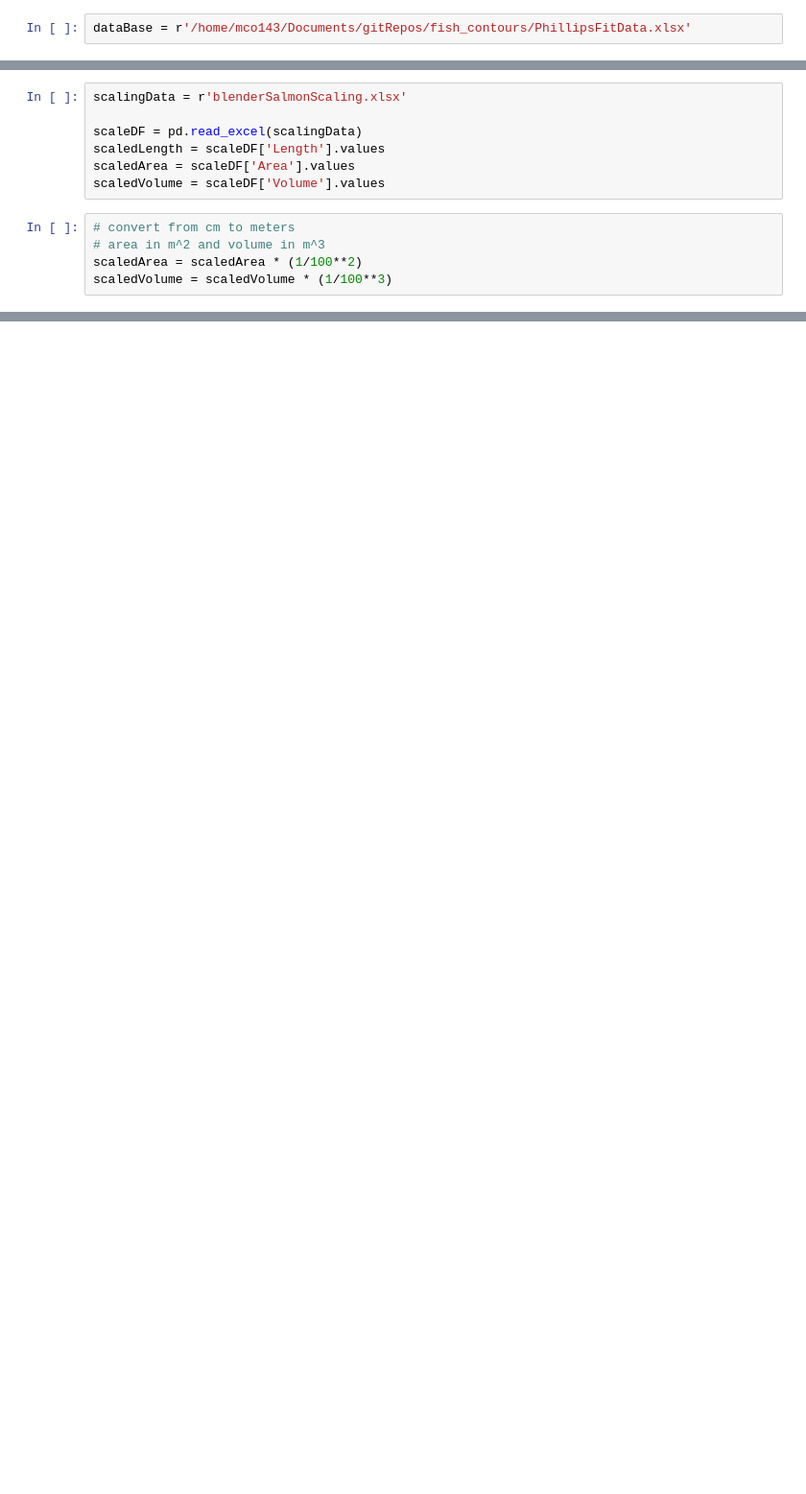
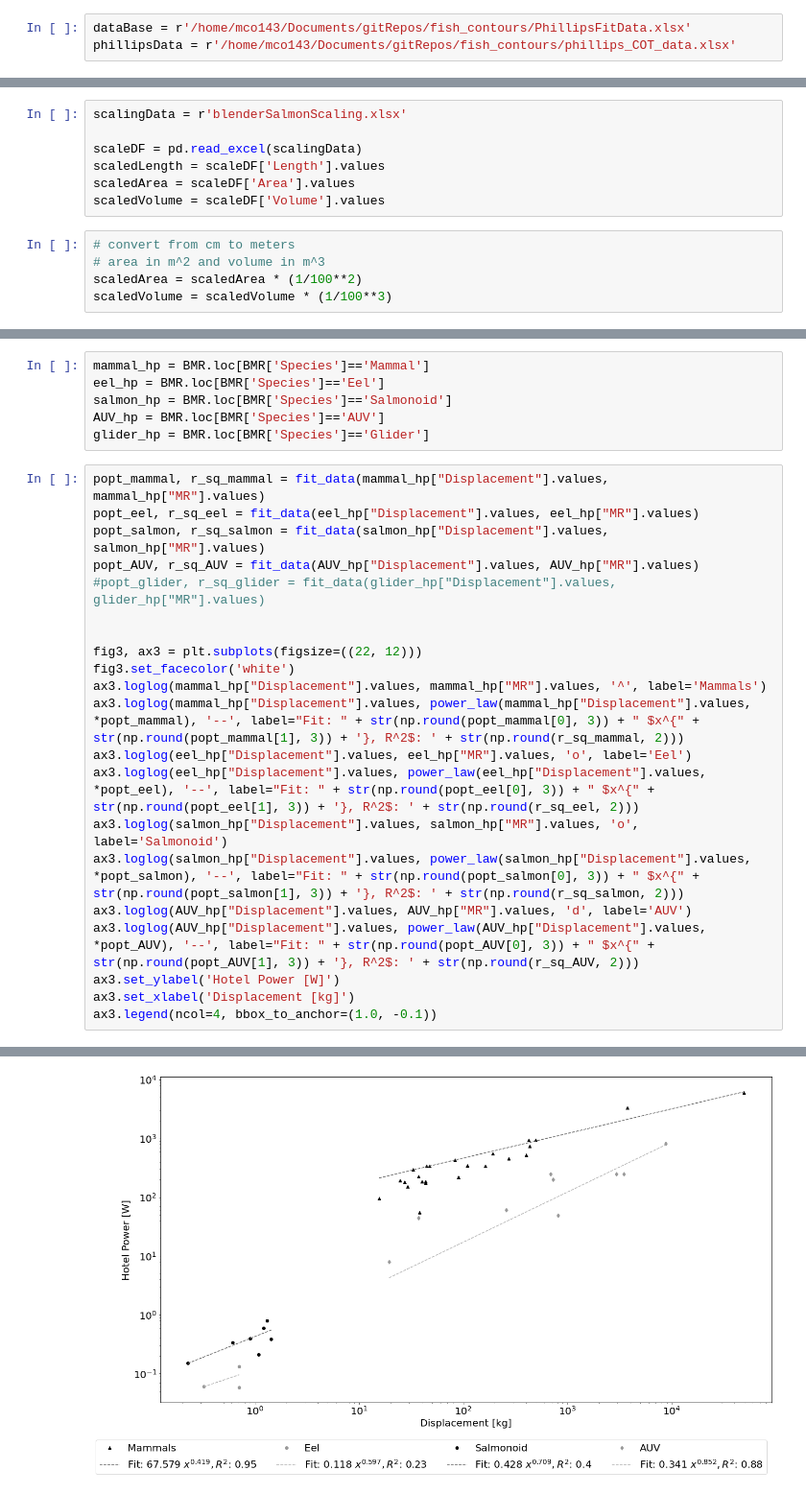
Before and after one commit to michaelcoe/Ika-Fit, a Jupyter notebook: processData.ipynb, the cells around one changed output, grey strips where cells are left out. Shown at 96% size. Drawn from its saved outputs; the diff is of its cells as text; blank space fills up the shorter version.

```diff
--- a/processData.ipynb
+++ b/processData.ipynb
@@ -13,3 +31,4 @@ from scipy.stats.distributions import  t
 # %%
 dataBase = r'/home/mco143/Documents/gitRepos/fish_contours/PhillipsFitData.xlsx'
+phillipsData = r'/home/mco143/Documents/gitRepos/fish_contours/phillips_COT_data.xlsx'
 # %%
@@ -86,0 +118,28 @@ ax2.legend()
+# %%
+mammal_hp = BMR.loc[BMR['Species']=='Mammal']
+eel_hp = BMR.loc[BMR['Species']=='Eel']
+salmon_hp = BMR.loc[BMR['Species']=='Salmonoid']
+AUV_hp = BMR.loc[BMR['Species']=='AUV']
+glider_hp = BMR.loc[BMR['Species']=='Glider']
+# %%
+popt_mammal, r_sq_mammal = fit_data(mammal_hp["Displacement"].values, mammal_hp["MR"].values)
+popt_eel, r_sq_eel = fit_data(eel_hp["Displacement"].values, eel_hp["MR"].values)
+popt_salmon, r_sq_salmon = fit_data(salmon_hp["Displacement"].values, salmon_hp["MR"].values)
+popt_AUV, r_sq_AUV = fit_data(AUV_hp["Displacement"].values, AUV_hp["MR"].values)
+#popt_glider, r_sq_glider = fit_data(glider_hp["Displacement"].values, glider_hp["MR"].values)
+
+
+fig3, ax3 = plt.subplots(figsize=((22, 12)))
+fig3.set_facecolor('white')
+ax3.loglog(mammal_hp["Displacement"].values, mammal_hp["MR"].values, '^', label='Mammals')
+ax3.loglog(mammal_hp["Displacement"].values, power_law(mammal_hp["Displacement"].values, *popt_mammal), '--', label="Fit: " + str(np.round(popt_mammal[0], 3)) + " $x^{" + str(np.round(popt_mammal[1], 3)) + '}, R^2$: ' + str(np.round(r_sq_mammal, 2)))
+ax3.loglog(eel_hp["Displacement"].values, eel_hp["MR"].values, 'o', label='Eel')
+ax3.loglog(eel_hp["Displacement"].values, power_law(eel_hp["Displacement"].values, *popt_eel), '--', label="Fit: " + str(np.round(popt_eel[0], 3)) + " $x^{" + str(np.round(popt_eel[1], 3)) + '}, R^2$: ' + str(np.round(r_sq_eel, 2)))
+ax3.loglog(salmon_hp["Displacement"].values, salmon_hp["MR"].values, 'o', label='Salmonoid')
+ax3.loglog(salmon_hp["Displacement"].values, power_law(salmon_hp["Displacement"].values, *popt_salmon), '--', label="Fit: " + str(np.round(popt_salmon[0], 3)) + " $x^{" + str(np.round(popt_salmon[1], 3)) + '}, R^2$: ' + str(np.round(r_sq_salmon, 2)))
+ax3.loglog(AUV_hp["Displacement"].values, AUV_hp["MR"].values, 'd', label='AUV')
+ax3.loglog(AUV_hp["Displacement"].values, power_law(AUV_hp["Displacement"].values, *popt_AUV), '--', label="Fit: " + str(np.round(popt_AUV[0], 3)) + " $x^{" + str(np.round(popt_AUV[1], 3)) + '}, R^2$: ' + str(np.round(r_sq_AUV, 2)))
+ax3.set_ylabel('Hotel Power [W]')
+ax3.set_xlabel('Displacement [kg]')
+ax3.legend(ncol=4, bbox_to_anchor=(1.0, -0.1))
+# %% [output]
@@ -86,0 +147 @@ ax2.legend()
+[figure, added]
```
Also changed, not shown: parts of 8 cells of this notebook, 3 other files.
